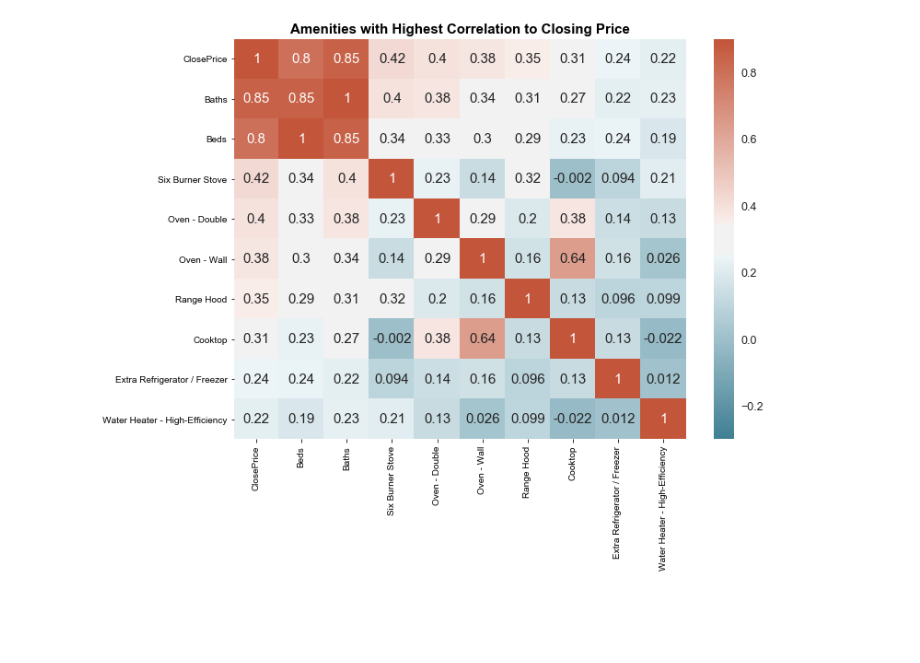
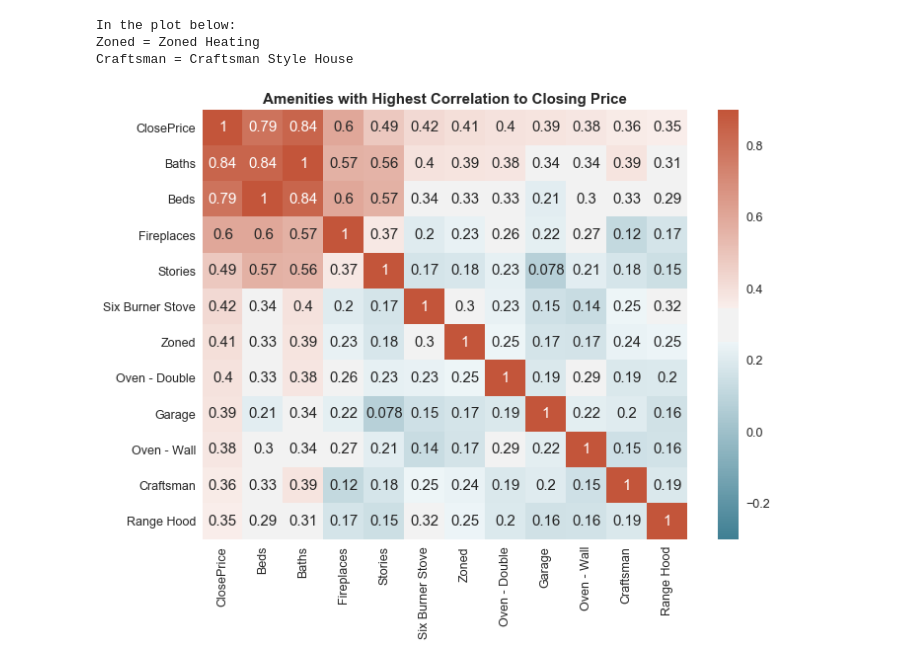
Before and after one commit to AMRiehle/gwu-python-project, a Jupyter notebook: Amenities Correlation.ipynb, the cells around one changed output. Saved outputs shown, nothing was run; the diff lists cells and outputs as text; code cells hidden in the pictures; blank space fills up the shorter version.

```diff
--- a/Amenities Correlation.ipynb
+++ b/Amenities Correlation.ipynb
@@ -11,3 +31,7 @@ Percent of rows in dataframe with appliances listed: 81.87%
+# %%
+df['Baths'] = df['BathsFull'] + (df['BathsHalf'] * 0.5)
+df['Attic'] = df.Attic.map(dict(Yes=1, No=0))
+df['HOA'] = df.HOA.astype(int)
 # %%
 appliances = []
 i = 0
@@ -80,0 +300,3 @@ Unique Appliances: 42
+# %%
+amenities_df = pd.concat([appliance_stats_df, heating_stats_df, hot_water_stats_df, parking_stats_df, style_stats_df])
+amenities_df.sort_values('Close Price Correlation', ascending=False).head()
@@ -80,0 +310,13 @@ Unique Appliances: 42
+# %%
+df_merged1 = appliances_df.merge(heating_df, how='outer', left_index=True, right_index=True)
+df_merged2 = hot_water_df.merge(parking_df, how='outer', left_index=True, right_index=True)
+df_merged3 = df_merged1.merge(style_df, how='outer', left_index=True, right_index=True)
+final_merged_df = df_merged3.merge(df_merged2, how='outer', left_index=True, right_index=True)
+final_merged_df['Attic'] = df['Attic']
+final_merged_df['Beds'] = df['Beds']
+final_merged_df['Baths'] = df['Baths']
+final_merged_df['Fireplaces'] = df['Fireplaces']
+final_merged_df['Stories'] = df['Stories']
+final_merged_df['HOA'] = df['HOA']
+final_merged_df.drop(['ClosePrice_y_x', 'ClosePrice_x_y', 'ClosePrice_y_y'], axis=1, inplace=True)
+final_merged_df.rename(columns={'ClosePrice_x_x':'ClosePrice'}).head()
@@ -81,18 +331,39 @@ Unique Appliances: 42
 # %%
-pos_corr_list = ['ClosePrice', 'Beds', 'Baths']
+pos_corr_list = ['ClosePrice', 'Attic', 'Beds', 'Baths', 'Fireplaces', 'Stories']
 
-for item in appliance_stats_df.sort_values('Close Price Correlation', ascending=False).index[0:7]:
-    pos_corr_list.append(item)
+for item in amenities_df.sort_values('Close Price Correlation', ascending=False).index[0:7]:
+    if item.split(" - ")[0] == 'Appliance':
+        item = item.split('Appliance - ')
+        pos_corr_list.append(item[1])
+    elif item.split(" - ")[0] == 'Heating':
+        item = item.split('Heating - ')
+        pos_corr_list.append(item[1])
+    elif item.split(" - ")[0] == 'Hot Water':
+        item = item.split('Hot Water - ')
+        pos_corr_list.append(item[1])
+    elif item.split(" - ")[0] == 'Parking':
+        item = item.split('Parking - ')
+        pos_corr_list.append(item[1])
+    elif item.split(" - ")[0] == 'Style':
+        item = item.split('Style - ')
+        pos_corr_list.append(item[1])
 
-pos_corr = appliances_df[pos_corr_list].corr().sort_values('ClosePrice', ascending=False)
+print("In the plot below:")
+print("Zoned = Zoned Heating")
+print("Craftsman = Craftsman Style House")
+
+pos_corr = final_merged_df[pos_corr_list].corr().sort_values('ClosePrice', ascending=False)
 fig, ax = plt.subplots(figsize=(11, 8))
 sns.set(font_scale=1.25)
 cmap = sns.diverging_palette(220, 20, sep=20, as_cmap=True)
 sns.heatmap(pos_corr, cmap=cmap, vmin=-0.3, vmax=0.9, annot=True)
 plt.title('Amenities with Highest Correlation to Closing Price', fontweight='bold')
 plt.savefig('Images/Positive Amenity Correlation Matrix.PNG')
 # %% [output]
+In the plot below:
+Zoned = Zoned Heating
+Craftsman = Craftsman Style House
-[figure, old version]
+[figure, new version]
 # %%
 neg_corr_list = ['ClosePrice']
 
```
Also changed, not shown: parts of 18 cells of this notebook, 7 other files.
